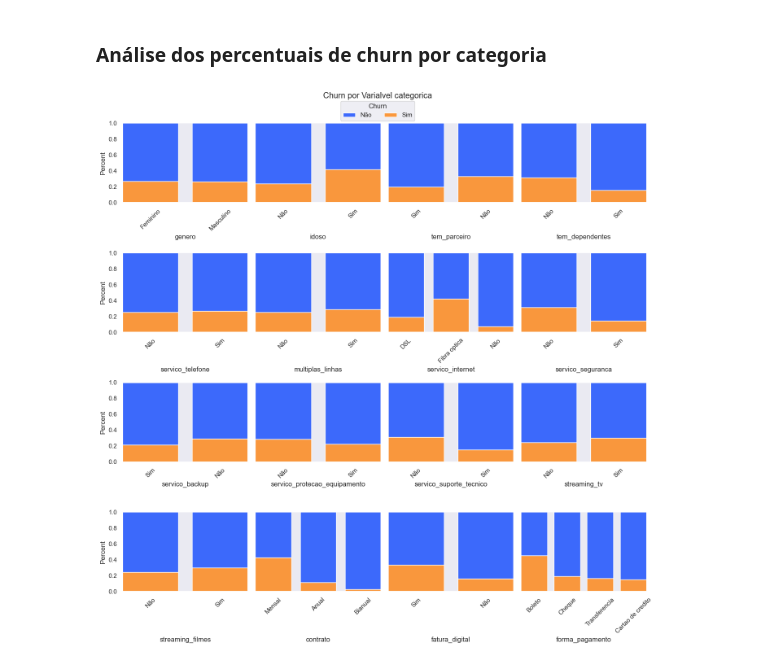
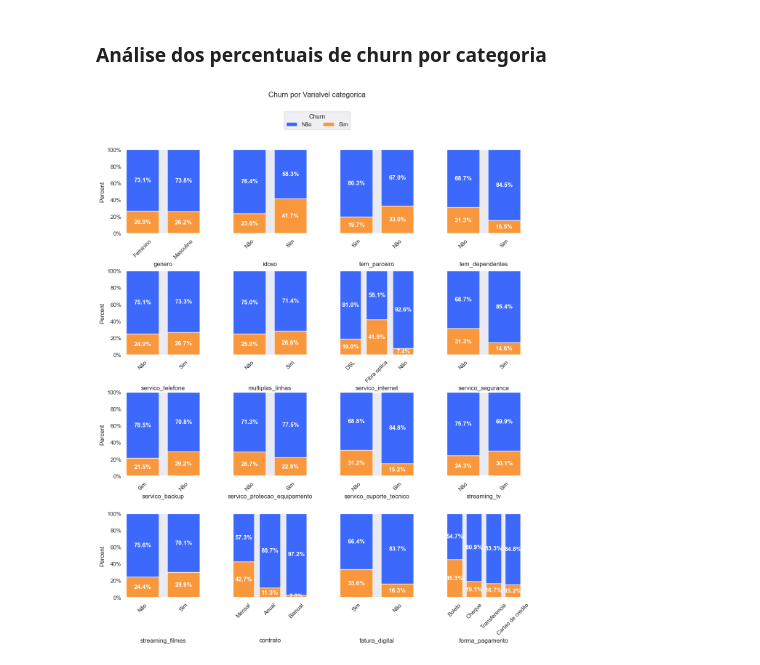
Before and after one commit to dePinhoPaulo/Especializacao-em-Analise-de-Dados, a Jupyter notebook: 06. Trilha Impressionadora - Especialização em Python/49. Gráficos no Python - Matplotlib e Seaborn/42_categoricas_parte_1_inicial.ipynb, the cells around one changed output. Saved outputs shown, nothing was run; the diff lists cells and outputs as text; code cells hidden in the pictures.

Commit message:
Update 49. Gráficos no Python - Matplotlib e Seaborn
Anotações e Prática. Aulas da 43 à 44.

```diff
--- a/06. Trilha Impressionadora - Especialização em Python/49. Gráficos no Python - Matplotlib e Seaborn/42_categoricas_parte_1_inicial.ipynb
+++ b/06. Trilha Impressionadora - Especialização em Python/49. Gráficos no Python - Matplotlib e Seaborn/42_categoricas_parte_1_inicial.ipynb
@@ -69,19 +69,30 @@ Index(['genero', 'idoso', 'tem_parceiro', 'tem_dependentes',
 # %% [markdown]
 ### Análise dos percentuais de churn por categoria
 # %%
-fig, axs = plt.subplots(nrows=4, ncols=4, figsize=(14, 14), tight_layout=True, sharey=True)
+from matplotlib.ticker import PercentFormatter
+
+fig, axs = plt.subplots(nrows=4, ncols=4, figsize=(14, 16), sharey=True)
 
 for i, coluna in enumerate(colunas_categoricas):
     h = sns.histplot(x=coluna, data=df_churn, hue='churn', multiple='fill', ax=axs.flat[i], stat='percent', shrink=0.8)
     h.tick_params(axis='x', labelrotation=45)
+
     legenda = h.get_legend()
     legenda.remove()
 
+    h.yaxis.set_major_formatter(PercentFormatter(1))
+
+    for barras in h.containers:
+        h.bar_label(barras, label_type='center', labels=[f'{barra.get_height():.1%}' for barra in barras], color='white', weight='bold')
+
 rotulo = [text.get_text() for text in legenda.get_texts()]
 
-fig.legend(handles=legenda.legend_handles, labels=rotulo, loc='upper center', ncols=2, title='Churn', bbox_to_anchor=(0.5, 0.97))
-fig.suptitle('Churn por Varialvel categorica\n\n')
+fig.legend(handles=legenda.legend_handles, labels=rotulo, loc='upper center', ncols=2, title='Churn', bbox_to_anchor=(0.5, 0.95))
+fig.suptitle('Churn por Varialvel categorica')
 fig.align_labels()
+
+plt.subplots_adjust(wspace=0.45, hspace=0.45)
+
 plt.show()
 # %% [output]
-[figure, old version]
+[figure, new version]
```
Also changed, not shown: parts of 1 cell of this notebook, 1 other file.
